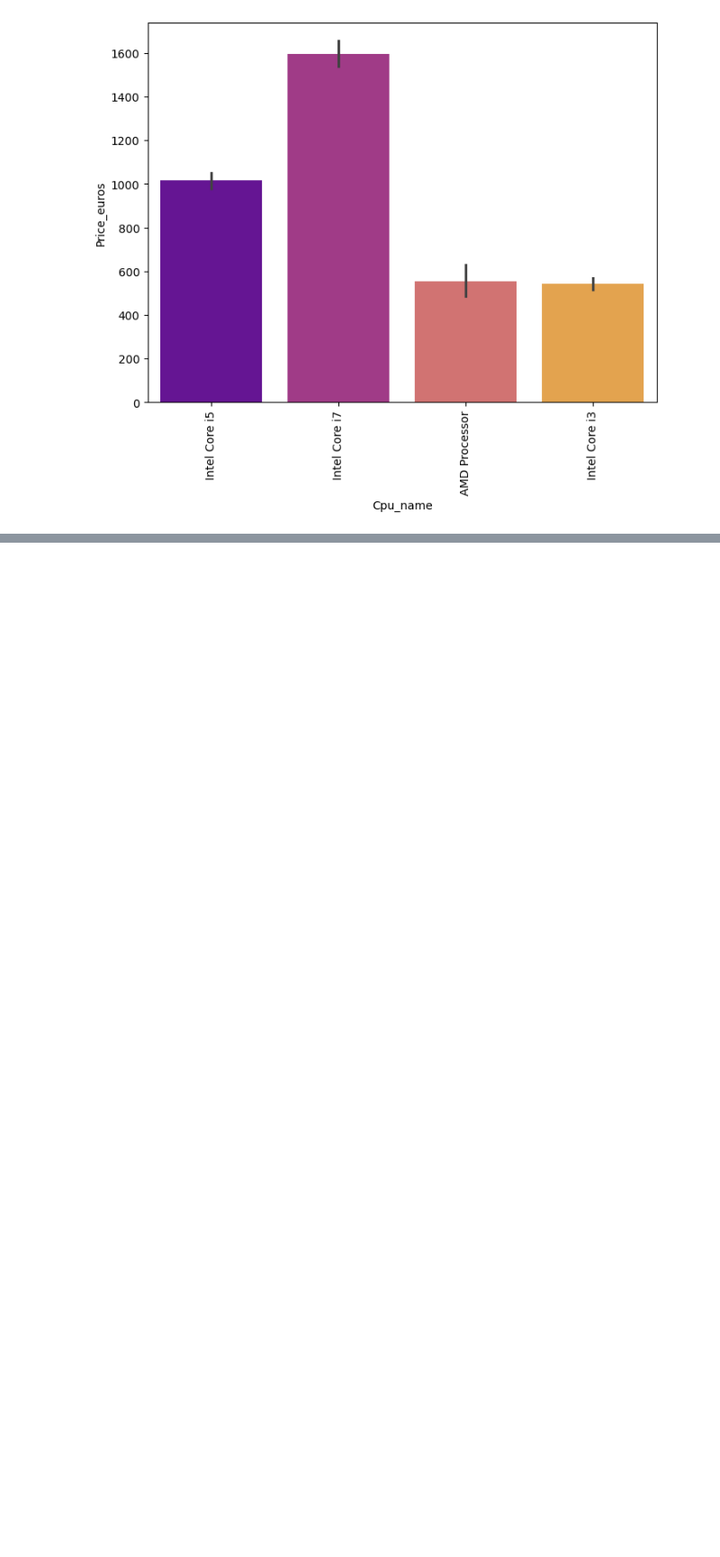
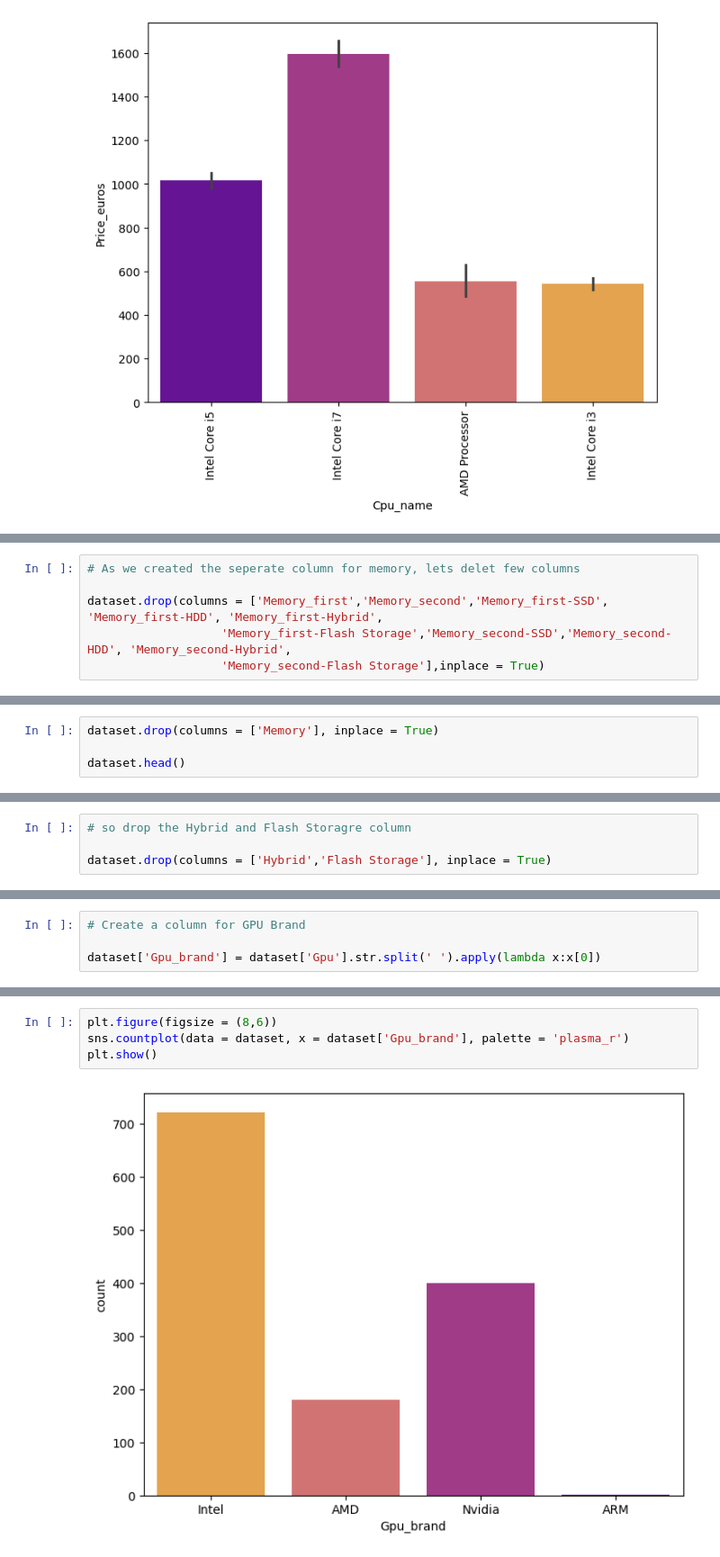
Before and after one commit to AnantVerma-2022/Linear-Regression-Laptop-Price-Predictions, a Jupyter notebook: laptop_price_prediction.ipynb, the cells around one changed output, grey strips where cells are left out. Shown at 90% size. Cells and saved outputs as stored; diff of their text form; blank space fills up the shorter version.

```diff
--- a/laptop_price_prediction.ipynb
+++ b/laptop_price_prediction.ipynb
@@ -843,0 +1176,6 @@ plt.show()
+# %%
+# As we created the seperate column for memory, lets delet few columns
+
+dataset.drop(columns = ['Memory_first','Memory_second','Memory_first-SSD', 'Memory_first-HDD', 'Memory_first-Hybrid',
+                   'Memory_first-Flash Storage','Memory_second-SSD','Memory_second-HDD', 'Memory_second-Hybrid',
+                   'Memory_second-Flash Storage'],inplace = True)
@@ -843,0 +1191,4 @@ plt.show()
+# %%
+dataset.drop(columns = ['Memory'], inplace = True)
+
+dataset.head()
@@ -843,0 +1223,4 @@ plt.show()
+# %%
+# so drop the Hybrid and Flash Storagre column
+
+dataset.drop(columns = ['Hybrid','Flash Storage'], inplace = True)
@@ -843,0 +1245,4 @@ plt.show()
+# %%
+# Create a column for GPU Brand
+
+dataset['Gpu_brand'] = dataset['Gpu'].str.split(' ').apply(lambda x:x[0])
@@ -843,0 +1258,6 @@ plt.show()
+# %%
+plt.figure(figsize = (8,6))
+sns.countplot(data = dataset, x = dataset['Gpu_brand'], palette = 'plasma_r')
+plt.show()
+# %% [output]
+[figure, added]
```
Also changed, not shown: parts of 73 cells of this notebook.
